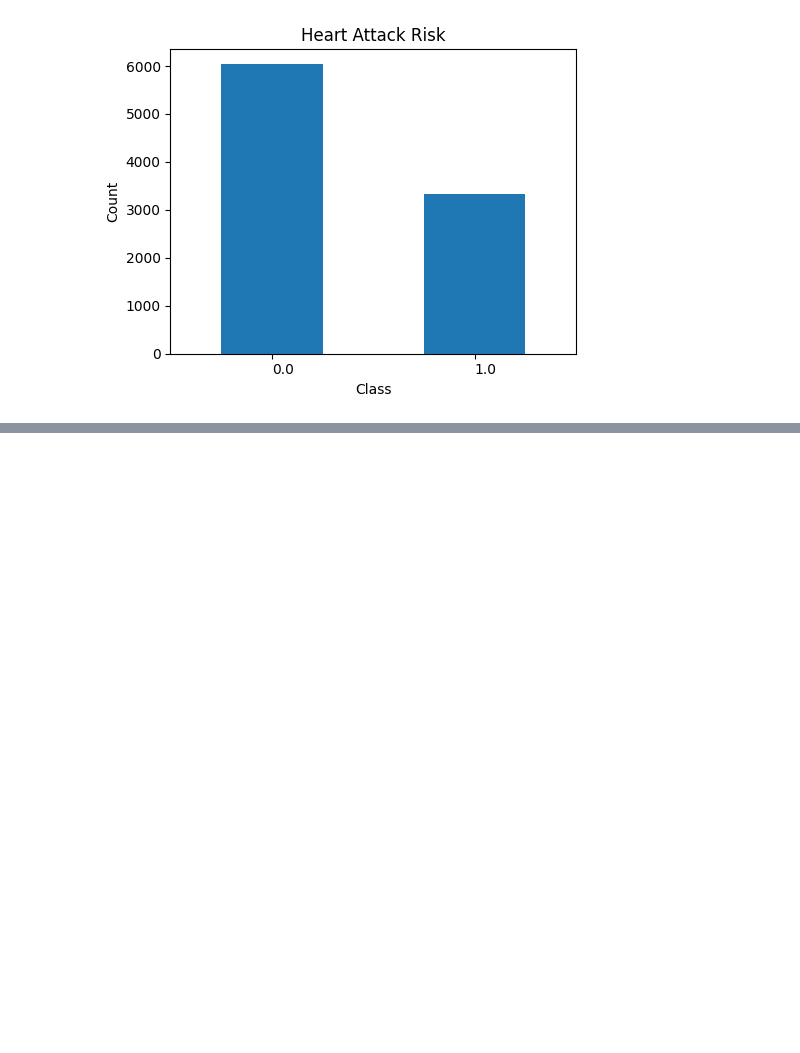
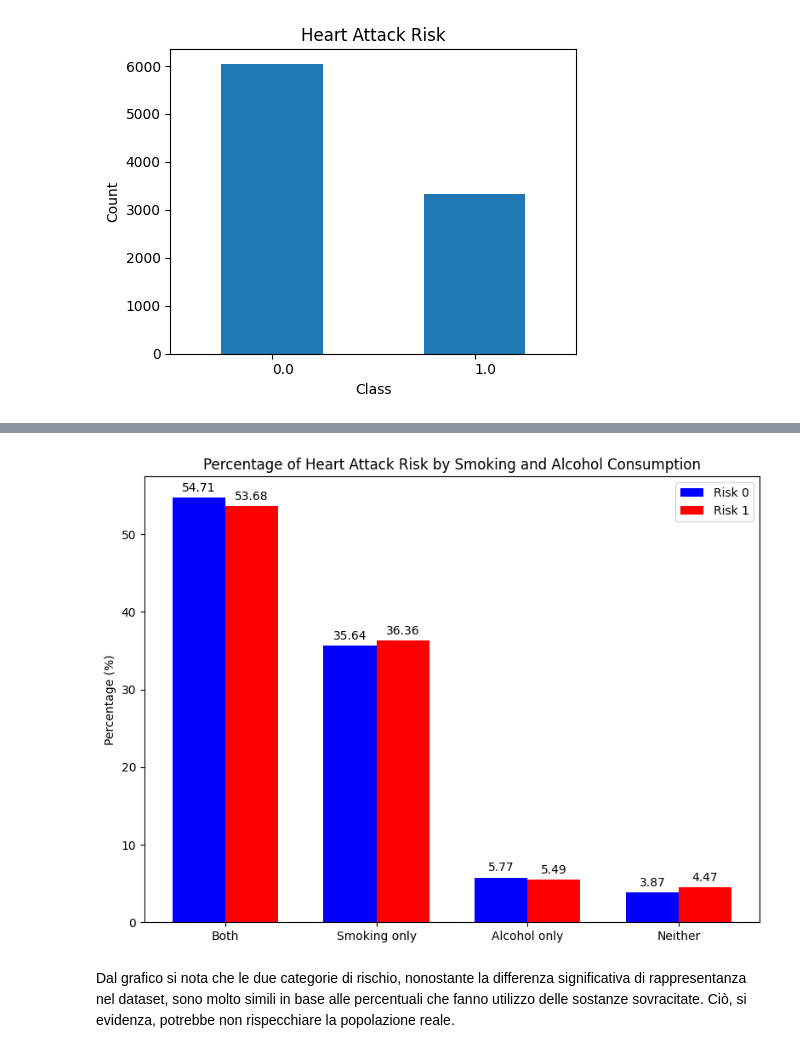
Before and after one commit to lPen88/dataProject, a Jupyter notebook: paper.ipynb, the cells around one changed output, grey strips where cells are left out. Cells and saved outputs as stored; diff of their text form; code cells hidden in the pictures; blank space fills up the shorter version.

```diff
--- a/paper.ipynb
+++ b/paper.ipynb
@@ -53 +47,81 @@ Name: count, dtype: int64
+# %%
+import numpy as np
+
+dataset = X.copy()
+dataset['Heart Attack Risk'] = Y
+
+risk_counts_both = {}
+risk_counts_smoking = {}
+risk_counts_alcohol = {}
+risk_counts_neither = {}
+for risk_class in [0, 1]:
+    count_both = dataset[
+        (dataset['Smoking'] == 1) &
+        (dataset['Alcohol Consumption'] == 1) &
+        (dataset['Heart Attack Risk'] == risk_class)
+    ].shape[0]
+    count_smoking = dataset[
+        (dataset['Smoking'] == 1) &
+        (dataset['Alcohol Consumption'] == 0) &
+        (dataset['Heart Attack Risk'] == risk_class)
+    ].shape[0]
+    count_alcohol = dataset[
+        (dataset['Smoking'] == 0) &
+        (dataset['Alcohol Consumption'] == 1) &
+        (dataset['Heart Attack Risk'] == risk_class)
+    ].shape[0]
+    count_neither = dataset[
+        (dataset['Smoking'] == 0) &
+        (dataset['Alcohol Consumption'] == 0) &
+        (dataset['Heart Attack Risk'] == risk_class)
+    ].shape[0]
+    risk_counts_both[risk_class] = count_both
+    risk_counts_smoking[risk_class] = count_smoking
+    risk_counts_alcohol[risk_class] = count_alcohol
+    risk_counts_neither[risk_class] = count_neither
+
+class_0_total = dataset[dataset['Heart Attack Risk'] == 0].shape[0]
+class_1_total = dataset[dataset['Heart Attack Risk'] == 1].shape[0]
+
+# Prepare data for plotting
+labels = ['Both', 'Smoking only', 'Alcohol only', 'Neither']
+counts_0 = [risk_counts_both[0]*100/class_0_total,
+            risk_counts_smoking[0]*100/class_0_total,
+            risk_counts_alcohol[0]*100/class_0_total,
+            risk_counts_neither[0]*100/class_0_total]
+counts_1 = [risk_counts_both[1]*100/class_1_total,
+            risk_counts_smoking[1]*100/class_1_total,
+            risk_counts_alcohol[1]*100/class_1_total,
+            risk_counts_neither[1]*100/class_1_total]
+
+x = np.arange(len(labels))  # label locations
+width = 0.35  # width of the bars
+
+fig, ax = plt.subplots(figsize=(8, 6))
+rects1 = ax.bar(x - width/2, counts_0, width, label='Risk 0', color='blue')
+rects2 = ax.bar(x + width/2, counts_1, width, label='Risk 1', color='red')
+
+# Add labels, title, and custom x-axis tick labels
+ax.set_ylabel('Percentage (%)')
+ax.set_title('Percentage of Heart Attack Risk by Smoking and Alcohol Consumption')
+ax.set_xticks(x)
+ax.set_xticklabels(labels)
+ax.legend()
+
+# Add value labels on bars with two decimal points
+for rects in [rects1, rects2]:
+    for rect in rects:
+        height = rect.get_height()
+        ax.annotate(f'{height:.2f}',
+                    xy=(rect.get_x() + rect.get_width() / 2, height),
+                    xytext=(0, 3),  # 3 points vertical offset
+                    textcoords="offset points",
+                    ha='center', va='bottom')
+
+plt.tight_layout()
+plt.show()
+# %% [output]
+[figure, added]
+# %% [markdown]
+Dal grafico si nota che le due categorie di rischio, nonostante la differenza significativa di rappresentanza nel dataset, sono molto simili in base alle percentuali che fanno utilizzo delle sostanze sovracitate. Ciò, si evidenza, potrebbe non rispecchiare la popolazione reale.
 # %%
```
Also changed, not shown: parts of 11 cells of this notebook, 4 other files.
